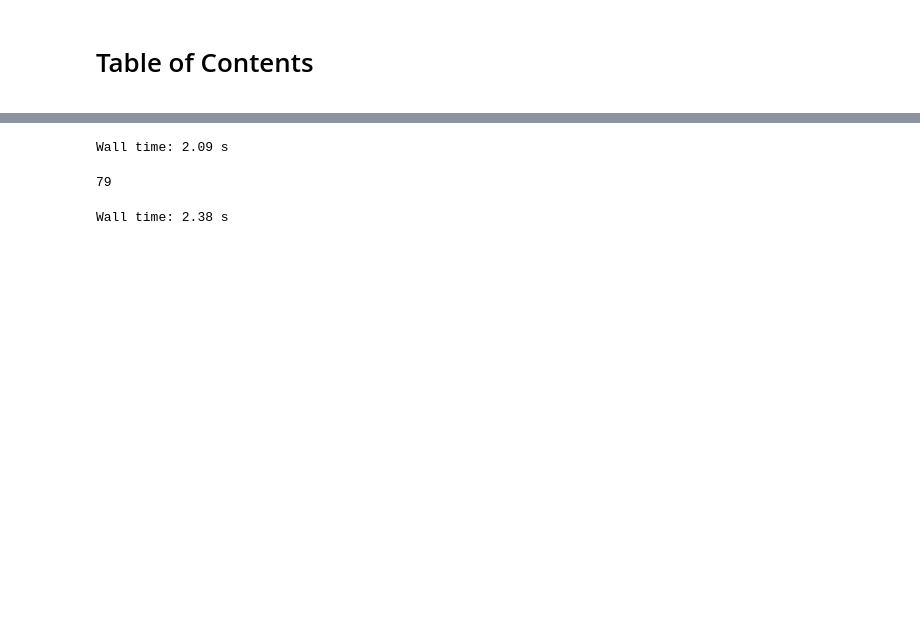
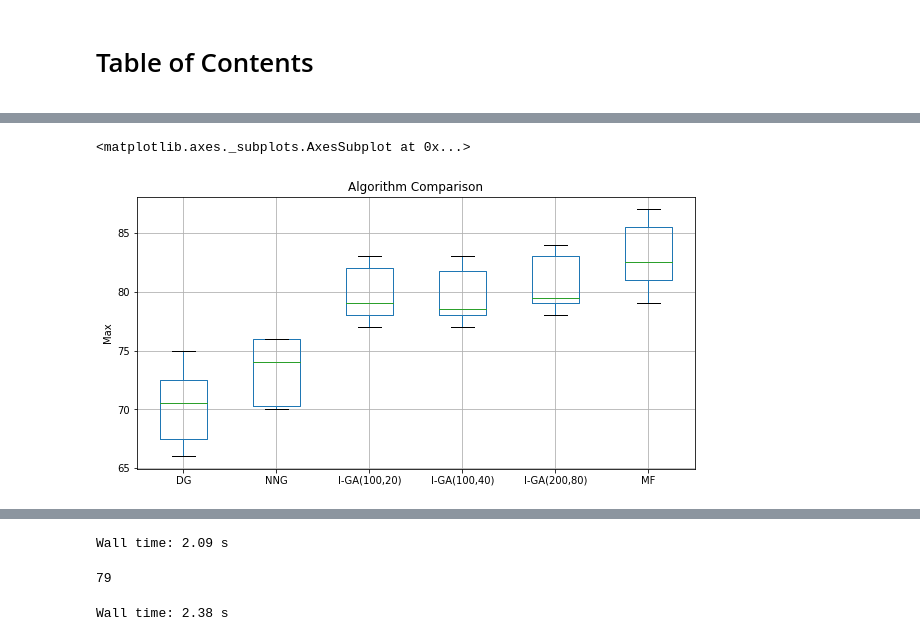
Before and after one commit to SunSwallow/SJTU-AU339-1, a Jupyter notebook: P3/PLOT.ipynb, the cells around one changed output, grey strips where cells are left out. Drawn from its saved outputs; the diff is of its cells as text; code cells hidden in the pictures; blank space fills up the shorter version.

```diff
--- a/P3/PLOT.ipynb
+++ b/P3/PLOT.ipynb
@@ -55,0 +67,14 @@ data.boxplot()
+# %%
+plt.figure(figsize=(10,5))
+data = pd.DataFrame({'DG':np.array(max0),
+                    'NNG':np.array(max1),
+                    'I-GA(100,20)':np.array(max2),
+                    'I-GA(100,40)':np.array(max3),
+                    'I-GA(200,80)':np.array(max4),
+                    'MF':np.array(max5)})
+plt.ylabel('Max')
+plt.title('Algorithm Comparison')
+data.boxplot(['DG','NNG','I-GA(100,20)','I-GA(100,40)','I-GA(200,80)','MF'])
+# %% [output]
+<matplotlib.axes._subplots.AxesSubplot at 0x...>
+[figure, added]
```
Also changed, not shown: parts of 4 cells of this notebook.
